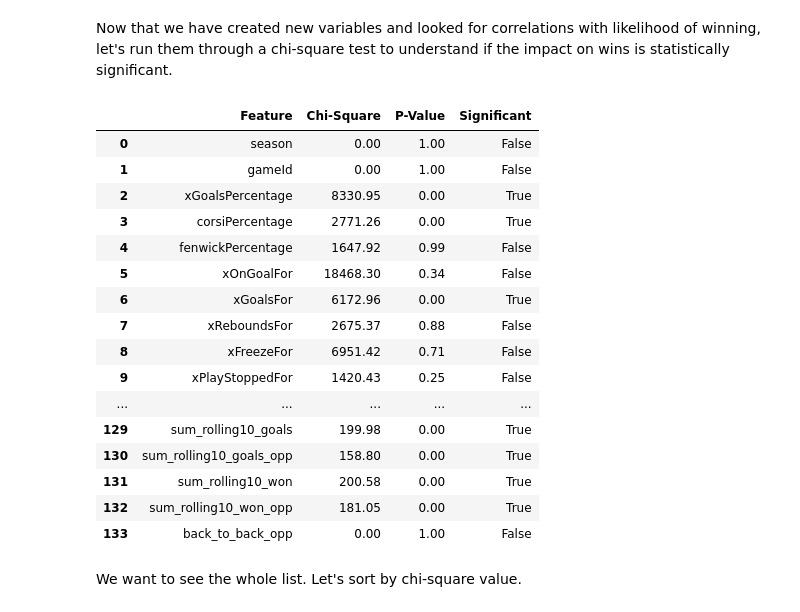
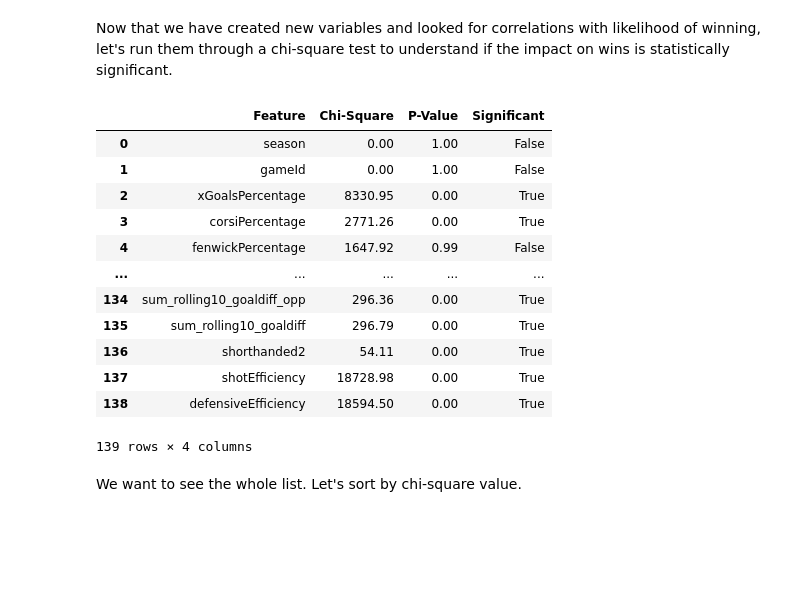
Before and after one commit to markshumka/NHL-Game-Predictor, a Jupyter notebook: Notebooks/Preprocessing_EDA_basic_model_creation.ipynb, the cells around one changed output. Saved outputs shown, nothing was run; the diff lists cells and outputs as text; code cells hidden in the pictures; blank space fills up the shorter version.

```diff
--- a/Notebooks/Preprocessing_EDA_basic_model_creation.ipynb
+++ b/Notebooks/Preprocessing_EDA_basic_model_creation.ipynb
@@ -1048,22 +1121,30 @@ engineered_df['FaceoffPercentage'] = engineered_df['faceOffsWonFor'] / (engineer
 engineered_df['powerPlayPercentage'] = engineered_df['powerPlayGoals'] / engineered_df['powerPlayOpportunities']
 # %% [markdown]
 To create a penalty kill variable, we actually need to use the power play statistics of the opposing team in the same game, so it is a multi-step proces to create the variable.
-# %%
-# Create a dictionary to map each game's shorthanded opportunities
-shorthanded_dict = engineered_df[
-    engineered_df['team_x'] != engineered_df['opposingTeam']
-][['gameId', 'powerPlayOpportunities']].set_index('gameId')['powerPlayOpportunities'].to_dict()
-
-# Add the 'shorthanded' column to the existing DataFrame
-engineered_df['shorthanded'] = engineered_df['gameId'].map(shorthanded_dict)
-# %%
-# Create a dictionary to map each game's shorthanded goals against
-powerplay_ga_dict = engineered_df[
-    engineered_df['team_x'] != engineered_df['opposingTeam']
-][['gameId', 'powerPlayGoals']].set_index('gameId')['powerPlayGoals'].to_dict()
-
-# Add the 'shorthanded' column to the existing DataFrame
-engineered_df['powerPlayGoalsAgainst'] = engineered_df['gameId'].map(powerplay_ga_dict)
+# %%
+# Create a dictionary to map shorthanded values based on gameId and opposingTeam
+shorthanded_dict = engineered_df.apply(
+    lambda row: engineered_df[
+        (engineered_df['gameId'] == row['gameId']) &
+        (engineered_df['team_x'] == row['opposingTeam'])
+    ]['powerPlayOpportunities'].values[0],
+    axis=1
+)
+
+# Assign the 'shorthanded' column based on the dictionary
+engineered_df['shorthanded'] = shorthanded_dict
+# %%
+# Create a dictionary to map shorthanded goals against
+powerplay_ga_dict = engineered_df.apply(
+    lambda row: engineered_df[
+        (engineered_df['gameId'] == row['gameId']) &
+        (engineered_df['team_x'] == row['opposingTeam'])
+    ]['powerPlayGoals'].values[0],
+    axis=1
+)
+
+# Assign the 'shorthanded' column based on the dictionary
+engineered_df['powerPlayGoalsAgainst'] = powerplay_ga_dict
 # %%
 # create penalty kill variable
 engineered_df['penaltyKillPercentage'] = (engineered_df['shorthanded'] - engineered_df['powerPlayGoalsAgainst']) / engineered_df['shorthanded']
@@ -1219,44 +1317,43 @@ filterwarnings('ignore')
 # Define the significance level
 alpha = 0.05
 
 # Create an empty DataFrame to store the results
 results = pd.DataFrame(columns=['Feature', 'Chi-Square', 'P-Value', 'Significant'])
 
 # Iterate through each feature and perform chi-square test
 for feature in engineered_df.columns:
     if feature != 'won' and engineered_df[feature].dtype != 'object':
         contingency_table = pd.crosstab(engineered_df[feature], engineered_df['won'])
         chi2, p, _, _ = chi2_contingency(contingency_table)
 
         significant = p < alpha
 
         results = results.append({
             'Feature': feature,
             'Chi-Square': round(chi2, 2),
             'P-Value': round(p, 2),
             'Significant': significant
         }, ignore_index=True)
 
+# Set display options to show all rows
+pd.set_option('display.max_rows', 10)
+
 # Display the results
 results
 # %% [output]
 |  | Feature | Chi-Square | P-Value | Significant |
 | 0 | season | 0.00 | 1.00 | False |
 | 1 | gameId | 0.00 | 1.00 | False |
 | 2 | xGoalsPercentage | 8330.95 | 0.00 | True |
 | 3 | corsiPercentage | 2771.26 | 0.00 | True |
 | 4 | fenwickPercentage | 1647.92 | 0.99 | False |
-| 5 | xOnGoalFor | 18468.30 | 0.34 | False |
-| 6 | xGoalsFor | 6172.96 | 0.00 | True |
-| 7 | xReboundsFor | 2675.37 | 0.88 | False |
-| 8 | xFreezeFor | 6951.42 | 0.71 | False |
-| 9 | xPlayStoppedFor | 1420.43 | 0.25 | False |
 | ... | ... | ... | ... | ... |
-| 129 | sum_rolling10_goals | 199.98 | 0.00 | True |
-| 130 | sum_rolling10_goals_opp | 158.80 | 0.00 | True |
-| 131 | sum_rolling10_won | 200.58 | 0.00 | True |
-| 132 | sum_rolling10_won_opp | 181.05 | 0.00 | True |
-| 133 | back_to_back_opp | 0.00 | 1.00 | False |
+| 134 | sum_rolling10_goaldiff_opp | 296.36 | 0.00 | True |
+| 135 | sum_rolling10_goaldiff | 296.79 | 0.00 | True |
+| 136 | shorthanded2 | 54.11 | 0.00 | True |
+| 137 | shotEfficiency | 18728.98 | 0.00 | True |
+| 138 | defensiveEfficiency | 18594.50 | 0.00 | True |
+139 rows × 4 columns
 # %% [markdown]
 We want to see the whole list. Let's sort by chi-square value.
 # %%
```
Also changed, not shown: parts of 90 cells of this notebook.
